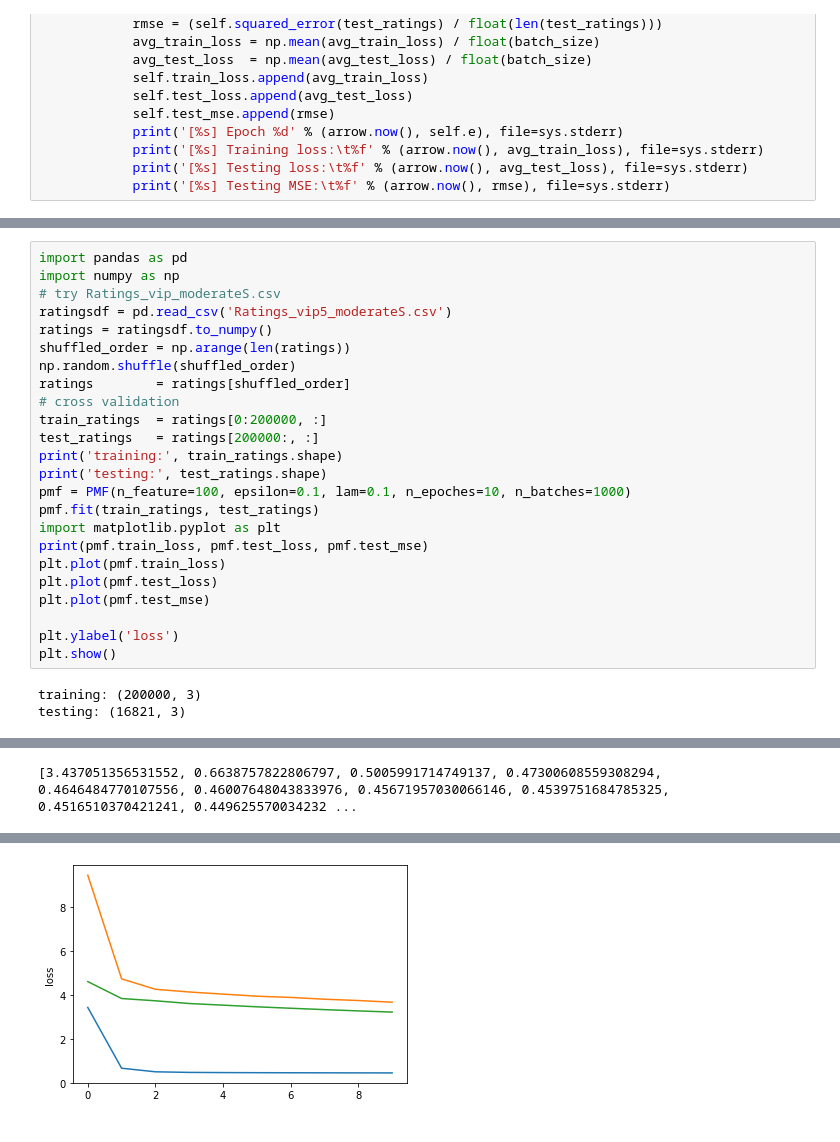
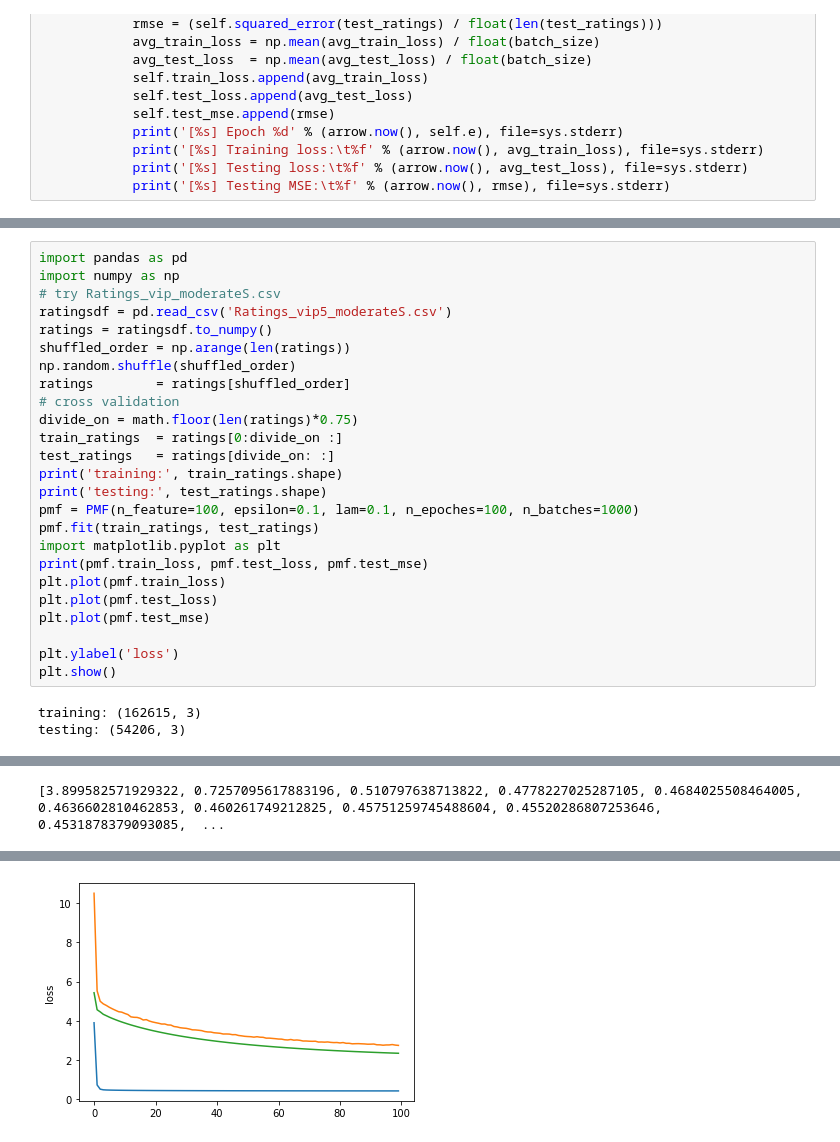
Before and after one commit to LyuCheng95/DM-Amazon-food-reviews, a Jupyter notebook: Model.ipynb, the cells around one changed output, grey strips where cells are left out. Cells and saved outputs as stored; diff of their text form.

Commit message:
change to 75/25 train/test split; run more epoch

```diff
--- a/Model.ipynb
+++ b/Model.ipynb
@@ -353,11 +412,12 @@ shuffled_order = np.arange(len(ratings))
 np.random.shuffle(shuffled_order)
 ratings        = ratings[shuffled_order]
 # cross validation
-train_ratings  = ratings[0:200000, :]
-test_ratings   = ratings[200000:, :]
+divide_on = math.floor(len(ratings)*0.75)
+train_ratings  = ratings[0:divide_on :]
+test_ratings   = ratings[divide_on: :]
 print('training:', train_ratings.shape)
 print('testing:', test_ratings.shape)
-pmf = PMF(n_feature=100, epsilon=0.1, lam=0.1, n_epoches=10, n_batches=1000)
+pmf = PMF(n_feature=100, epsilon=0.1, lam=0.1, n_epoches=100, n_batches=1000)
 pmf.fit(train_ratings, test_ratings)
 import matplotlib.pyplot as plt
 print(pmf.train_loss, pmf.test_loss, pmf.test_mse)
@@ -368,5 +428,5 @@ plt.plot(pmf.test_mse)
 plt.ylabel('loss')
 plt.show()
 # %% [output]
-training: (200000, 3)
-testing: (16821, 3)
+training: (162615, 3)
+testing: (54206, 3)
@@ -390 +450 @@ testing: (16821, 3)
-[3.437051356531552, 0.6638757822806797, 0.5005991714749137, 0.47300608559308294, 0.4646484770107556, 0.46007648043833976, 0.45671957030066146, 0.4539751684785325, 0.4516510370421241, 0.449625570034232 ...
+[3.899582571929322, 0.7257095617883196, 0.510797638713822, 0.4778227025287105, 0.4684025508464005, 0.4636602810462853, 0.460261749212825, 0.45751259745488604, 0.45520286807253646, 0.4531878379093085,  ...
@@ -395 +455 @@ testing: (16821, 3)
-[figure, old version]
+[figure, new version]
```
Also changed, not shown: parts of 14 cells of this notebook, 9 other files.
